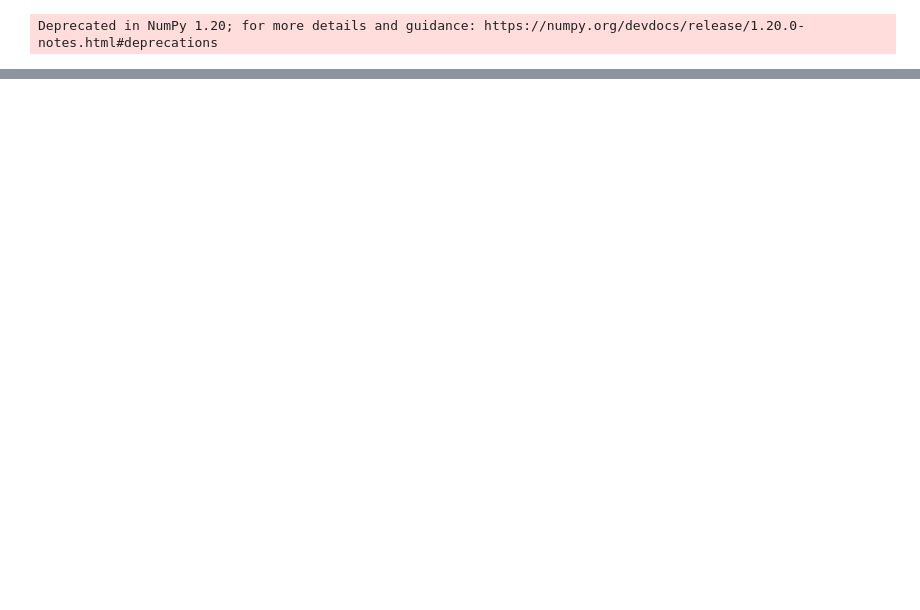
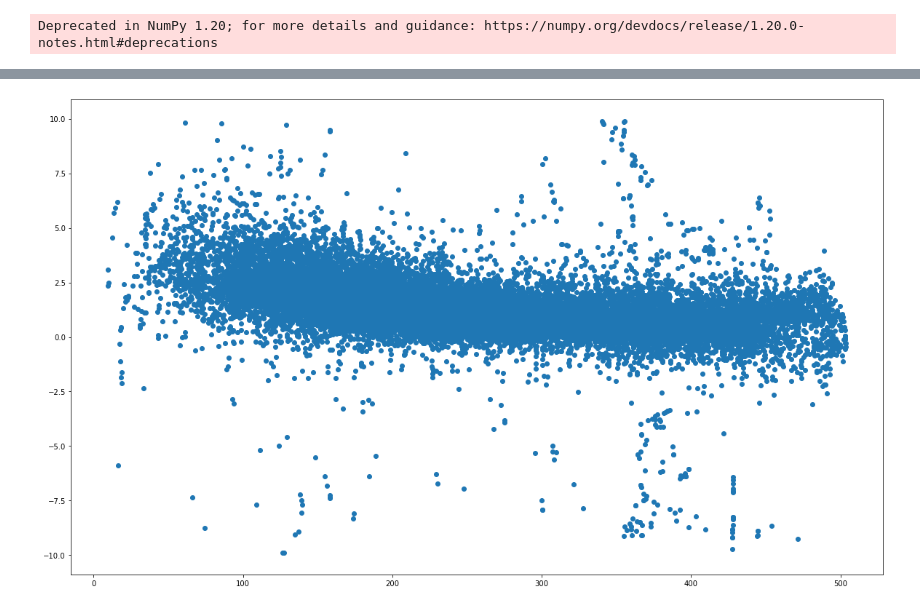
Before and after one commit to wakky927/master-pool, a Jupyter notebook: 20221027/ptv2_cbi_q_10.ipynb, the cells around one changed output, grey strips where cells are left out. Saved outputs shown, nothing was run; the diff lists cells and outputs as text; code cells hidden in the pictures; blank space fills up the shorter version.

```diff
--- a/20221027/ptv2_cbi_q_10.ipynb
+++ b/20221027/ptv2_cbi_q_10.ipynb
@@ -12,6 +12,10 @@ warnings.simplefilter("ignore", UserWarning)
 IN_DIR = "D:\\result\\20221027\\"
 OUT_DIR = "D:\\result\\20221027\\"
 sub_dir_list = "cbi_q_10\\1\\"
+# %%
+IN_DIR = "E:\\M2\\result\\20221027\\"
+OUT_DIR = "E:\\M2\\result\\20221027\\"
+sub_dir_list = "cbi_q_10\\1\\"
 # %%
 time_table = pd.read_csv("time.csv", header=None, index_col=0)
 time_table = time_table.values[0, :34].astype(np.int)
@@ -52,7 +54,7 @@ ptv_result['dy'] = - ptv_result['dy']
 # %%
 ptv_result['r'] = np.sqrt(ptv_result['x']**2 + ptv_result['y']**2)
 ptv_result['theta'] = np.arctan2(ptv_result['y'], ptv_result['x'])
-ptv_result['dr'] = ptv_result['dx'] * np.cos(ptv_result['theta']) + ptv_result['dx'] * np.sin(ptv_result['theta'])
+ptv_result['dr'] = ptv_result['dx'] * np.cos(ptv_result['theta']) + ptv_result['dy'] * np.sin(ptv_result['theta'])
 # %%
 fig, ax = plt.subplots(figsize=(20, 12))
 plt.xlim(-512, 512)
@@ -65,0 +70,6 @@ plt.show()
+# %%
+fig, ax = plt.subplots(figsize=(20, 12))
+ax.scatter(ptv_result['r'][::10], ptv_result['dr'][::10])
+plt.show()
+# %% [output]
+[figure, added]
```
Also changed, not shown: parts of 8 cells of this notebook, 16 other files.
